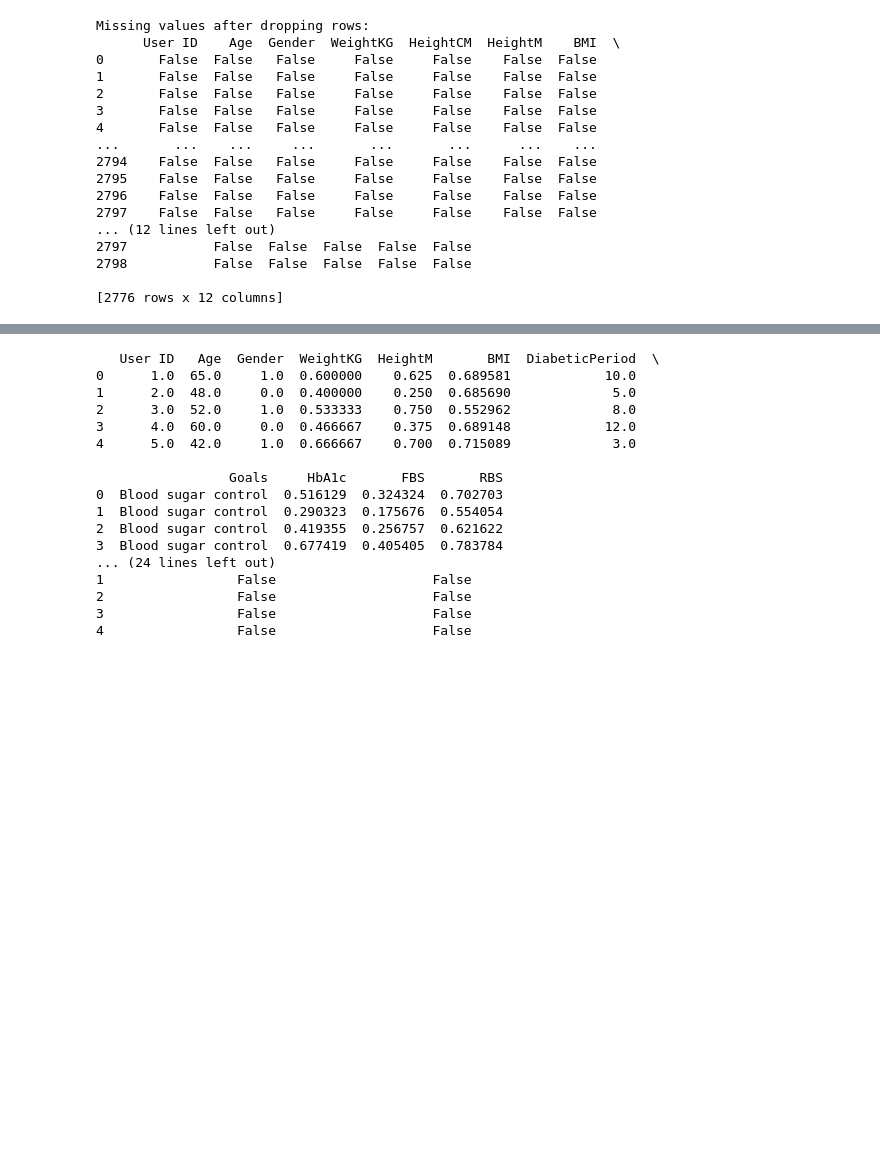
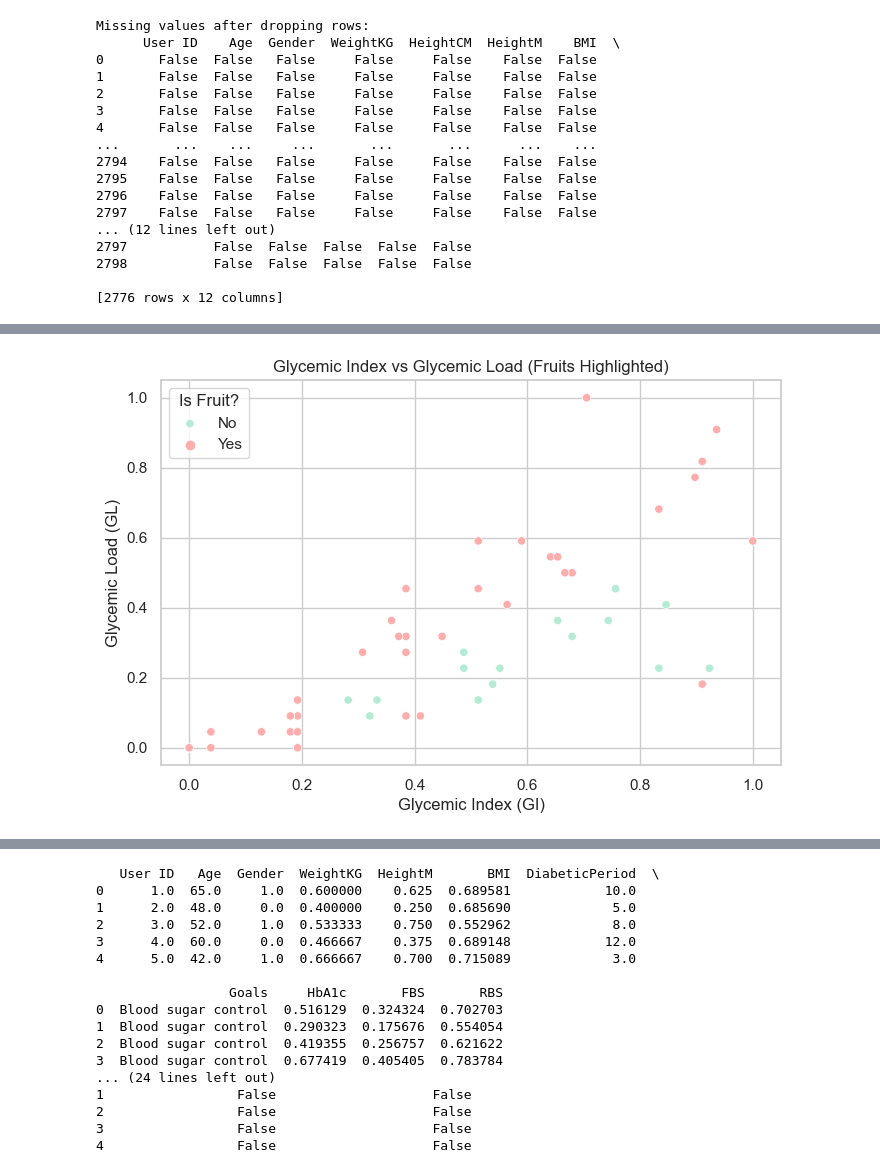
Before and after one commit to LornaM12/Diabetes-Type-2-Recommendation-System, a Jupyter notebook: Diet Recommender.ipynb, the cells around one changed output, grey strips where cells are left out. Saved outputs shown, nothing was run; the diff lists cells and outputs as text; code cells hidden in the pictures; blank space fills up the shorter version.

```diff
--- a/Diet Recommender.ipynb
+++ b/Diet Recommender.ipynb
@@ -132,0 +105,10 @@ Normalized Food Data:
+# %%
+plt.figure(figsize=(8, 5))
+sns.scatterplot(data=food_df, x="GI", y="GL", hue="Food_Category_Fruit", palette=["#FFADAD", "#B5EAD7"])
+plt.title("Glycemic Index vs Glycemic Load (Fruits Highlighted)")
+plt.xlabel("Glycemic Index (GI)")
+plt.ylabel("Glycemic Load (GL)")
+plt.legend(title="Is Fruit?", labels=["No", "Yes"])
+plt.show()
+# %% [output]
+[figure, added]
```
Also changed, not shown: parts of 9 cells of this notebook.
